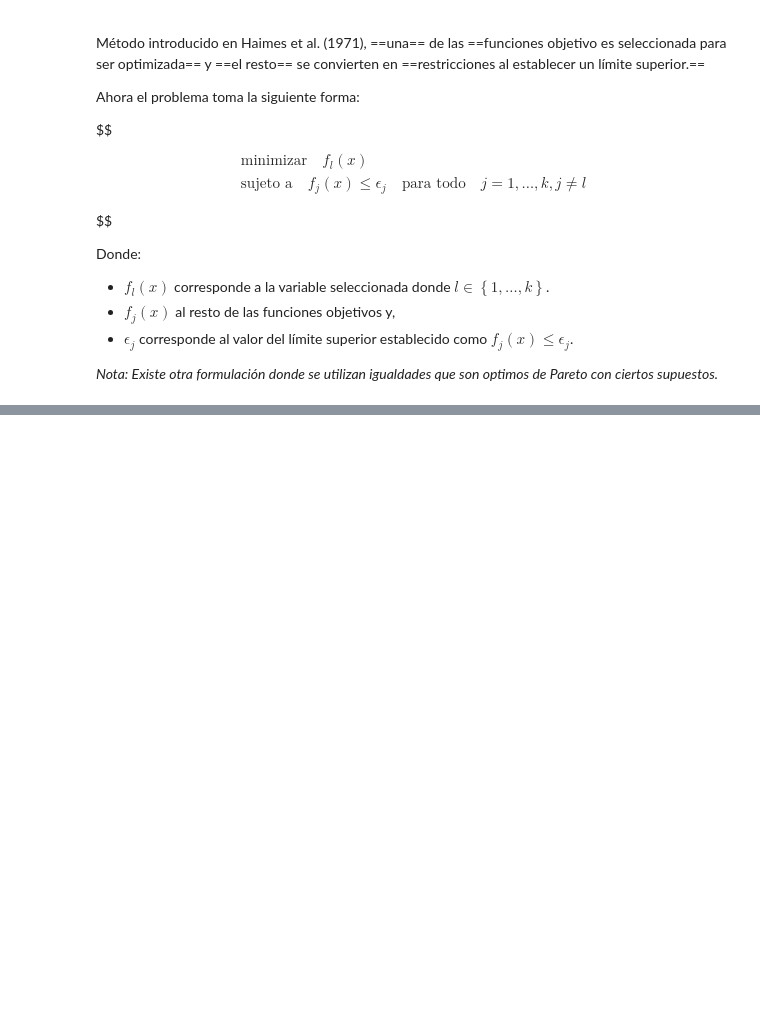
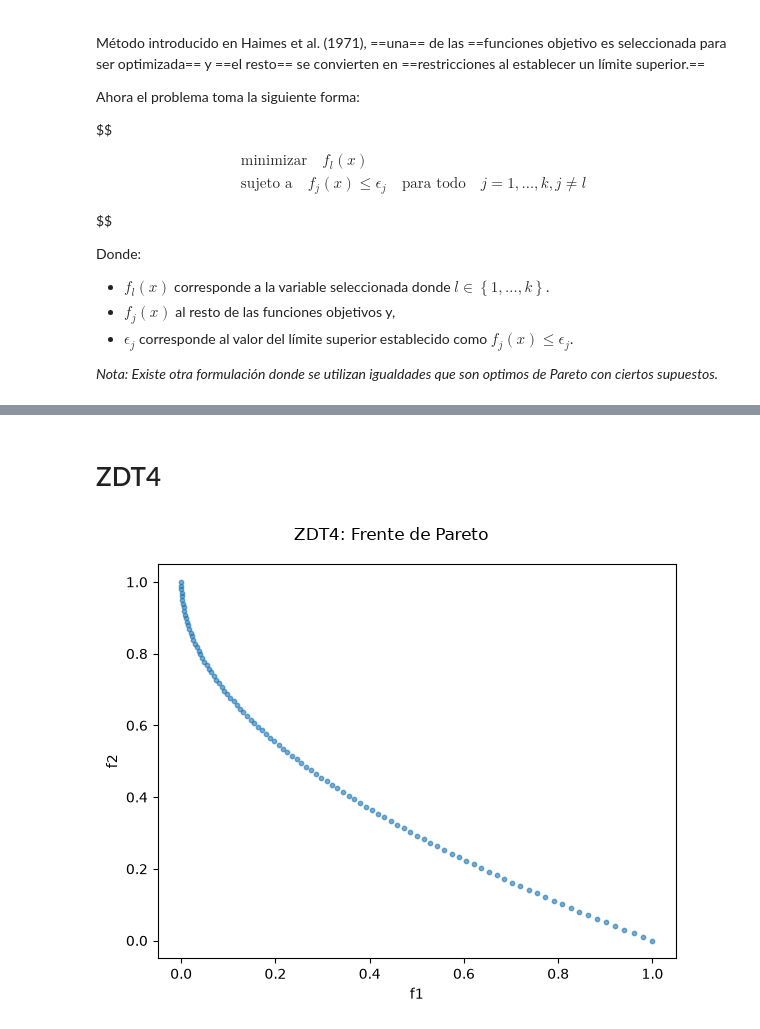
Before and after one commit to MARDnstuff/mard-Multi-Objective-Optmization, a Jupyter notebook: Example_EpsilonConstraint.ipynb, the cells around one changed output, grey strips where cells are left out. Saved outputs shown, nothing was run; the diff lists cells and outputs as text; code cells hidden in the pictures; blank space fills up the shorter version.

```diff
--- a/Example_EpsilonConstraint.ipynb
+++ b/Example_EpsilonConstraint.ipynb
@@ -76,0 +88,26 @@ fig = plot_points(pts, names=["f1", "f2"], title="Frente de Pareto")
+# %% [markdown]
+# ZDT4
+# %%
+
+problem = ZDT4()
+
+problem_bounds = [problem.x_domain] + [problem.domain] * 9
+
+x0 = np.zeros(problem.n)
+x0[0] = 1.0
+
+epsilonConst = EpsilonConstraint(fl=problem.f1, fj=[problem.f2], bounds=problem_bounds, eps_range=(0, 1) ,n=problem.n, n_eps_points=100, seed=15, x0=x0)
+
+inicio = time.perf_counter()
+F_points = epsilonConst.run()
+fin = time.perf_counter()
+graph = plot_points(F_points, names=["f1", "f2"], title="ZDT4: Frente de Pareto", show=True)
+
+RESULTS["ZDT4"] = {
+    "Tiempo": fin - inicio,
+    "Invocaciones f1": problem.f1_invok,
+    "Invocaciones f2": problem.f2_invok,
+    "Cardinalidad Frente": len(F_points)
+}
+# %% [output]
+[figure, added]
```
Also changed, not shown: parts of 10 cells of this notebook, 19 other files.
